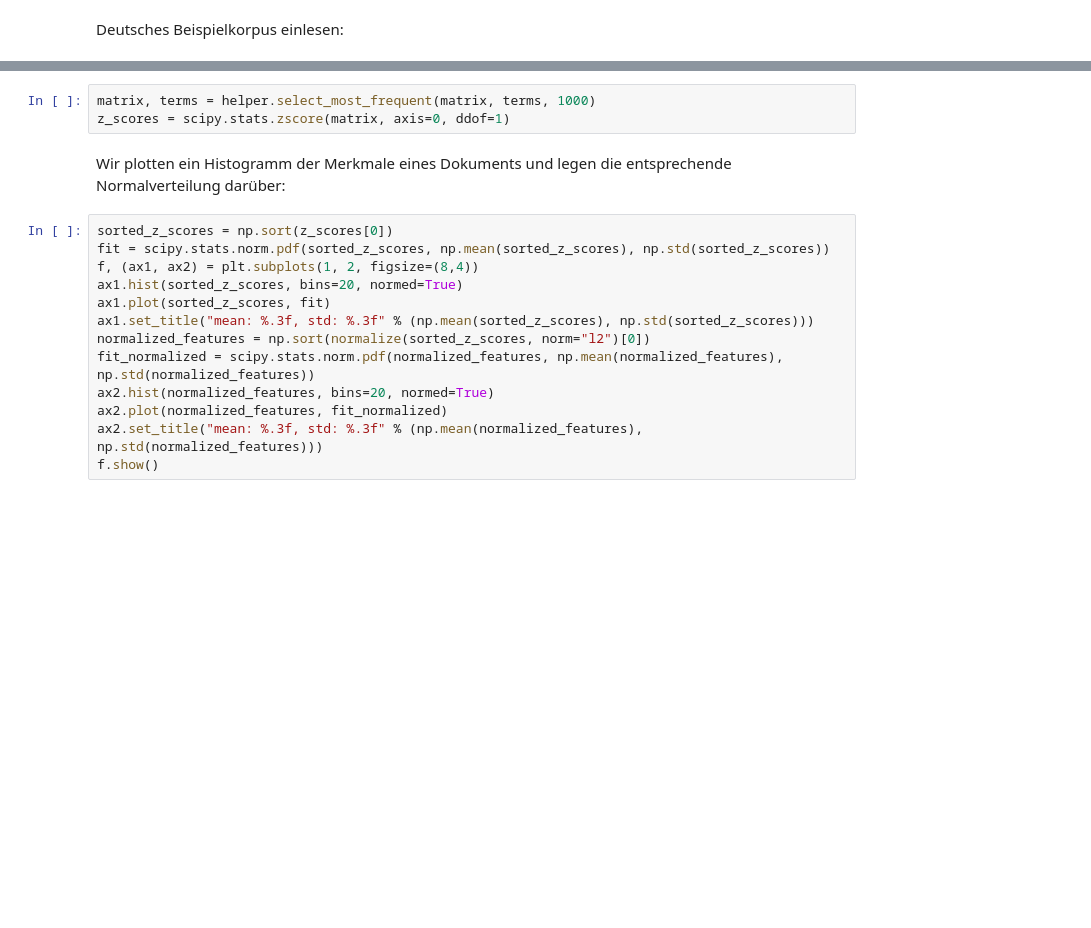
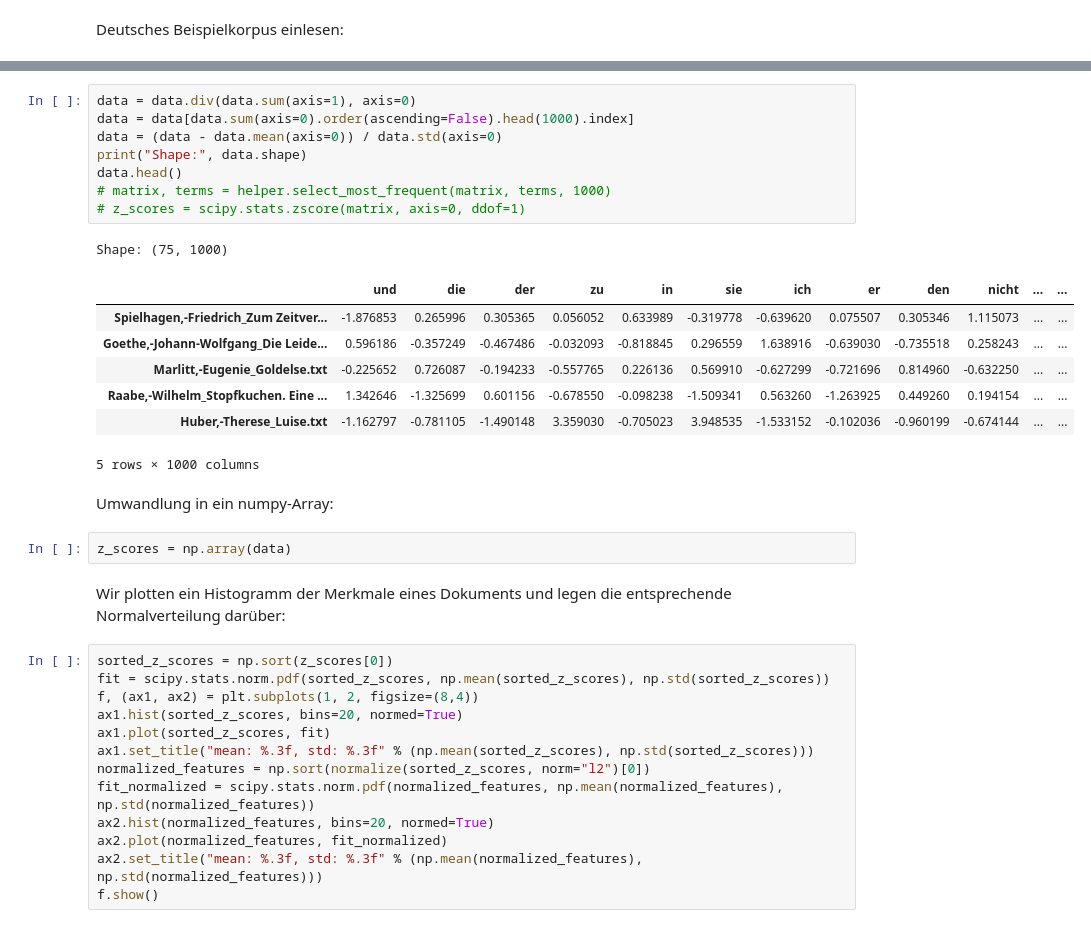
Before and after one commit to pielstroem/ExplainingDelta, a Jupyter notebook: Testnotebook.ipynb, the cells around one changed output, grey strips where cells are left out. Cells and saved outputs as stored; diff of their text form; blank space fills up the shorter version.

```diff
--- a/Testnotebook.ipynb
+++ b/Testnotebook.ipynb
@@ -25,6 +66,24 @@ Wir wollen nur die 1000 häufigsten Terme und wir wollen die Merkmale standardis
-# %%
-matrix, terms = helper.select_most_frequent(matrix, terms, 1000)
-z_scores = scipy.stats.zscore(matrix, axis=0, ddof=1)
+# %%
+data = data.div(data.sum(axis=1), axis=0)
+data = data[data.sum(axis=0).order(ascending=False).head(1000).index]
+data = (data - data.mean(axis=0)) / data.std(axis=0)
+print("Shape:", data.shape)
+data.head()
+# matrix, terms = helper.select_most_frequent(matrix, terms, 1000)
+# z_scores = scipy.stats.zscore(matrix, axis=0, ddof=1)
+# %% [output]
+Shape: (75, 1000)
+|  | und | die | der | zu | in | sie | ich | er | den | nicht | ... | ... |
+| Spielhagen,-Friedrich_Zum Zeitver... | -1.876853 | 0.265996 | 0.305365 | 0.056052 | 0.633989 | -0.319778 | -0.639620 | 0.075507 | 0.305346 | 1.115073 | ... | ... |
+| Goethe,-Johann-Wolfgang_Die Leide... | 0.596186 | -0.357249 | -0.467486 | -0.032093 | -0.818845 | 0.296559 | 1.638916 | -0.639030 | -0.735518 | 0.258243 | ... | ... |
+| Marlitt,-Eugenie_Goldelse.txt | -0.225652 | 0.726087 | -0.194233 | -0.557765 | 0.226136 | 0.569910 | -0.627299 | -0.721696 | 0.814960 | -0.632250 | ... | ... |
+| Raabe,-Wilhelm_Stopfkuchen. Eine ... | 1.342646 | -1.325699 | 0.601156 | -0.678550 | -0.098238 | -1.509341 | 0.563260 | -1.263925 | 0.449260 | 0.194154 | ... | ... |
+| Huber,-Therese_Luise.txt | -1.162797 | -0.781105 | -1.490148 | 3.359030 | -0.705023 | 3.948535 | -1.533152 | -0.102036 | -0.960199 | -0.674144 | ... | ... |
+5 rows × 1000 columns
+# %% [markdown]
+Umwandlung in ein numpy-Array:
+# %%
+z_scores = np.array(data)
 # %% [markdown]
 Wir plotten ein Histogramm der Merkmale eines Dokuments und legen die entsprechende Normalverteilung darüber:
 # %%
```
Also changed, not shown: parts of 12 cells of this notebook.
